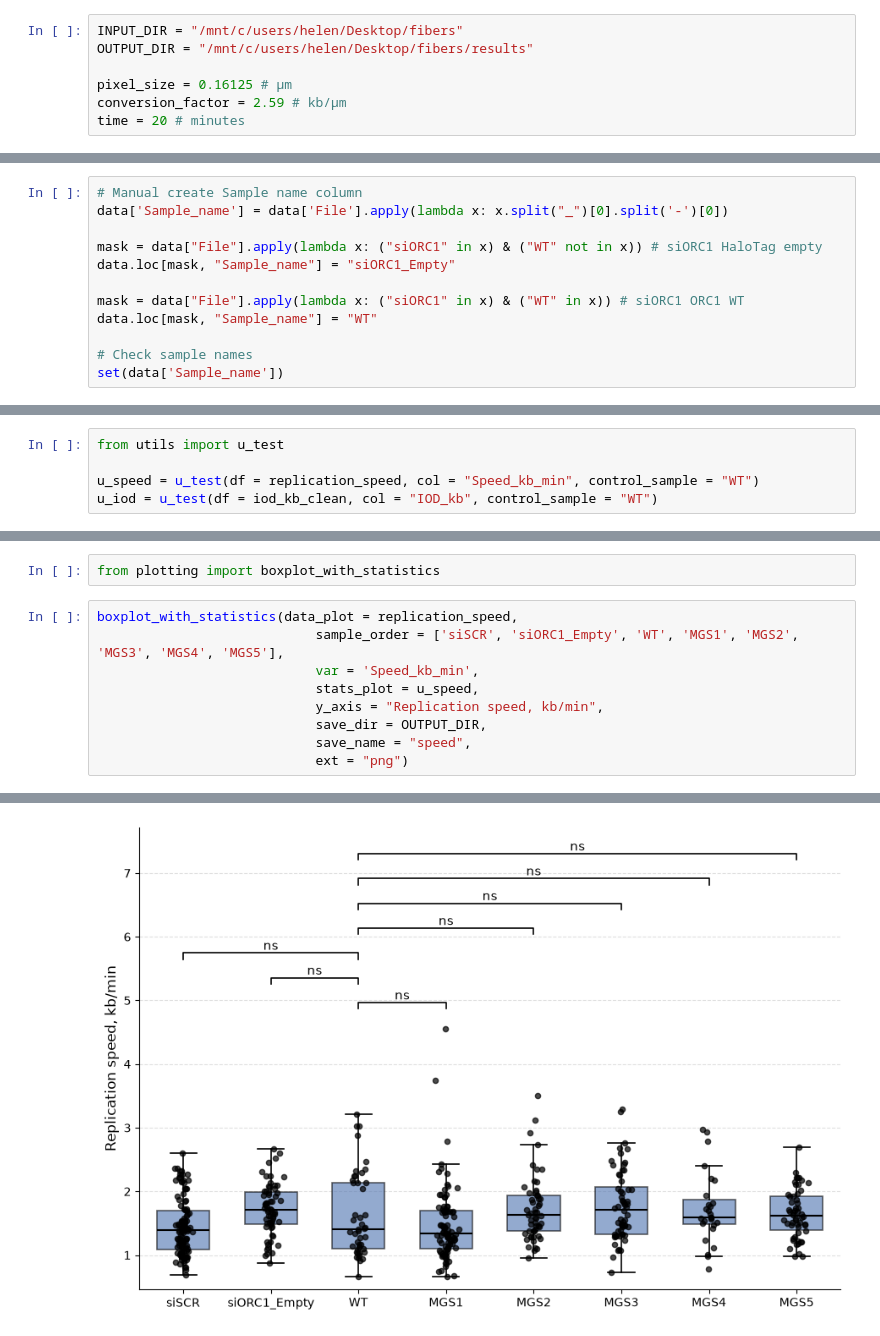
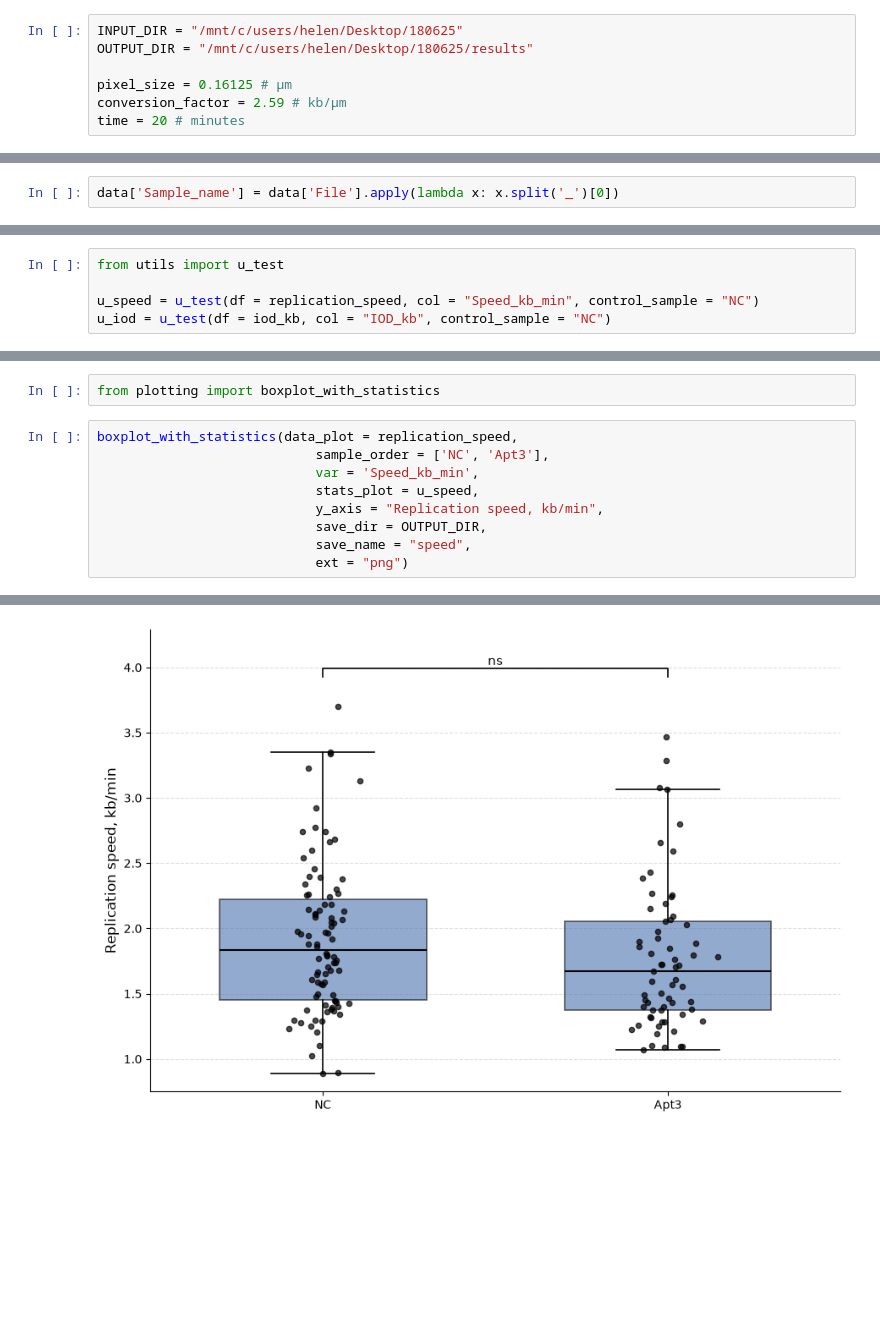
Before and after one commit to Lopatushka/DNA_fibers, a Jupyter notebook: notebook_stats.ipynb, the cells around one changed output, grey strips where cells are left out. Drawn from its saved outputs; the diff is of its cells as text; blank space fills up the shorter version.

```diff
--- a/notebook_stats.ipynb
+++ b/notebook_stats.ipynb
@@ -18,8 +18,8 @@
 # %% [markdown]
 # 1. Parameters
 # %%
-INPUT_DIR = "/mnt/c/users/helen/Desktop/fibers"
-OUTPUT_DIR = "/mnt/c/users/helen/Desktop/fibers/results"
+INPUT_DIR = "/mnt/c/users/helen/Desktop/180625"
+OUTPUT_DIR = "/mnt/c/users/helen/Desktop/180625/results"
 
 pixel_size = 0.16125 # µm
 conversion_factor = 2.59 # kb/µm
@@ -48,12 +47,0 @@ data.head()
-# %%
-# Manual create Sample name column
-data['Sample_name'] = data['File'].apply(lambda x: x.split("_")[0].split('-')[0])
-
-mask = data["File"].apply(lambda x: ("siORC1" in x) & ("WT" not in x)) # siORC1 HaloTag empty
-data.loc[mask, "Sample_name"] = "siORC1_Empty"
-
-mask = data["File"].apply(lambda x: ("siORC1" in x) & ("WT" in x)) # siORC1 ORC1 WT
-data.loc[mask, "Sample_name"] = "WT"
-
-# Check sample names
-set(data['Sample_name'])
@@ -62,3 +48,5 @@ set(data['Sample_name'])
+# %%
+data['Sample_name'] = data['File'].apply(lambda x: x.split('_')[0])
 # %% [markdown]
 ### 2.2 Manually fill Sample_name column
 # %%
@@ -252,8 +202,8 @@ Mann-Whetney test (U-test)
 # %%
 from utils import u_test
 
-u_speed = u_test(df = replication_speed, col = "Speed_kb_min", control_sample = "WT")
-u_iod = u_test(df = iod_kb_clean, col = "IOD_kb", control_sample = "WT")
+u_speed = u_test(df = replication_speed, col = "Speed_kb_min", control_sample = "NC")
+u_iod = u_test(df = iod_kb, col = "IOD_kb", control_sample = "NC")
 # %%
 u_speed
 # %% [output]
@@ -299,7 +237,7 @@ table_export(df = u_iod, dir = OUTPUT_DIR, filename = "u_iod.xlsx")
 from plotting import boxplot_with_statistics
 # %%
 boxplot_with_statistics(data_plot = replication_speed,
-                            sample_order = ['siSCR', 'siORC1_Empty', 'WT', 'MGS1', 'MGS2', 'MGS3', 'MGS4', 'MGS5'],
+                            sample_order = ['NC', 'Apt3'],
                             var = 'Speed_kb_min',
                             stats_plot = u_speed,
                             y_axis = "Replication speed, kb/min",
@@ -311,3 +249,3 @@ Plot saved to: /mnt/c/users/helen/Desktop/fibers/results/speed.png
-[figure, old version]
+[figure, new version]
 # %%
 boxplot_with_statistics(data_plot = iod_kb,
```
Also changed, not shown: parts of 21 cells of this notebook.
